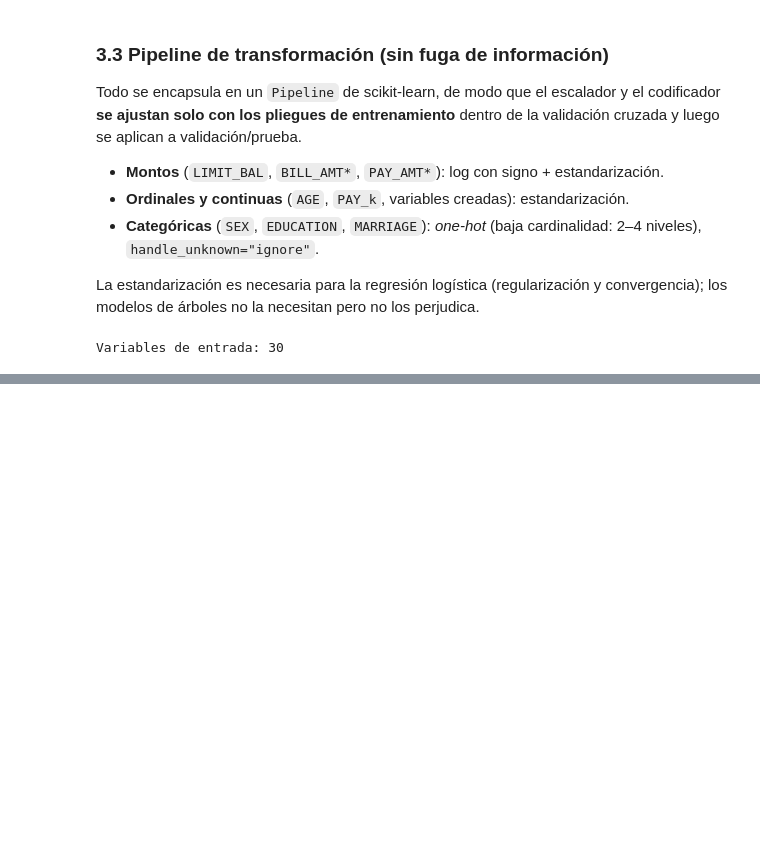
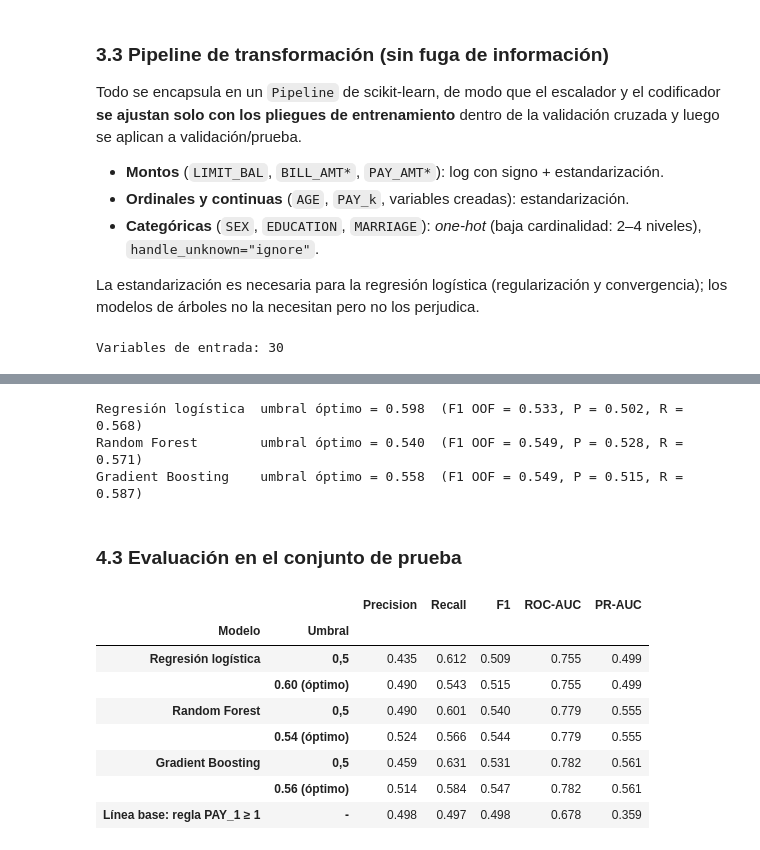
Before and after one commit to JuanRob2024/Analisis-de-datos-2026-2, a Jupyter notebook: evaluacion 4/notebooks/evento4_equipo5_default_credito.ipynb, the cells around one changed output, grey strips where cells are left out. Cells and saved outputs as stored; diff of their text form; code cells hidden in the pictures; blank space fills up the shorter version.

```diff
--- a/evaluacion 4/notebooks/evento4_equipo5_default_credito.ipynb
+++ b/evaluacion 4/notebooks/evento4_equipo5_default_credito.ipynb
@@ -357,0 +407,42 @@ Variables de entrada: 30
+# %%
+umbrales = {}
+for nombre, s in busquedas.items():
+    oof = cross_val_predict(s.best_estimator_, X_train, y_train, cv=cv, method="predict_proba")[:, 1]
+    p, r, t = precision_recall_curve(y_train, oof)
+    f1 = 2 * p * r / (p + r + 1e-12)
+    i = np.nanargmax(f1[:-1])
+    umbrales[nombre] = t[i]
+    print(f"{nombre:20s} umbral óptimo = {t[i]:.3f}  (F1 OOF = {f1[i]:.3f}, P = {p[i]:.3f}, R = {r[i]:.3f})")
+# %% [output]
+Regresión logística  umbral óptimo = 0.598  (F1 OOF = 0.533, P = 0.502, R = 0.568)
+Random Forest        umbral óptimo = 0.540  (F1 OOF = 0.549, P = 0.528, R = 0.571)
+Gradient Boosting    umbral óptimo = 0.558  (F1 OOF = 0.549, P = 0.515, R = 0.587)
+# %% [markdown]
+### 4.3 Evaluación en el conjunto de prueba
+# %%
+def evaluar(y_true, prob, thr):
+    pred = (prob >= thr).astype(int)
+    return {"Precision": precision_score(y_true, pred), "Recall": recall_score(y_true, pred),
+            "F1": f1_score(y_true, pred), "ROC-AUC": roc_auc_score(y_true, prob),
+            "PR-AUC": average_precision_score(y_true, prob)}
+
+probs, filas = {}, []
+for nombre, s in busquedas.items():
+    probs[nombre] = s.predict_proba(X_test)[:, 1]
+    filas.append({"Modelo": nombre, "Umbral": "0,5", **evaluar(y_test, probs[nombre], 0.5)})
+    filas.append({"Modelo": nombre, "Umbral": f"{umbrales[nombre]:.2f} (óptimo)", **evaluar(y_test, probs[nombre], umbrales[nombre])})
+# Línea base trivial
+filas.append({"Modelo": "Línea base: regla PAY_1 ≥ 1", "Umbral": "-",
+              **evaluar(y_test, (X_test["PAY_1"] >= 1).astype(float), 0.5)})
+resultados = pd.DataFrame(filas).set_index(["Modelo", "Umbral"])
+resultados.round(3).style.highlight_max(axis=0, color="#d4edda").format("{:.3f}")
+# %% [output]
+|  |  | Precision | Recall | F1 | ROC-AUC | PR-AUC |
+| Modelo | Umbral |  |  |  |  |  |
+| Regresión logística | 0,5 | 0.435 | 0.612 | 0.509 | 0.755 | 0.499 |
+|  | 0.60 (óptimo) | 0.490 | 0.543 | 0.515 | 0.755 | 0.499 |
+| Random Forest | 0,5 | 0.490 | 0.601 | 0.540 | 0.779 | 0.555 |
+|  | 0.54 (óptimo) | 0.524 | 0.566 | 0.544 | 0.779 | 0.555 |
+| Gradient Boosting | 0,5 | 0.459 | 0.631 | 0.531 | 0.782 | 0.561 |
+|  | 0.56 (óptimo) | 0.514 | 0.584 | 0.547 | 0.782 | 0.561 |
+| Línea base: regla PAY_1 ≥ 1 | - | 0.498 | 0.497 | 0.498 | 0.678 | 0.359 |
```
Also changed, not shown: parts of 14 cells of this notebook, 3 other files.
